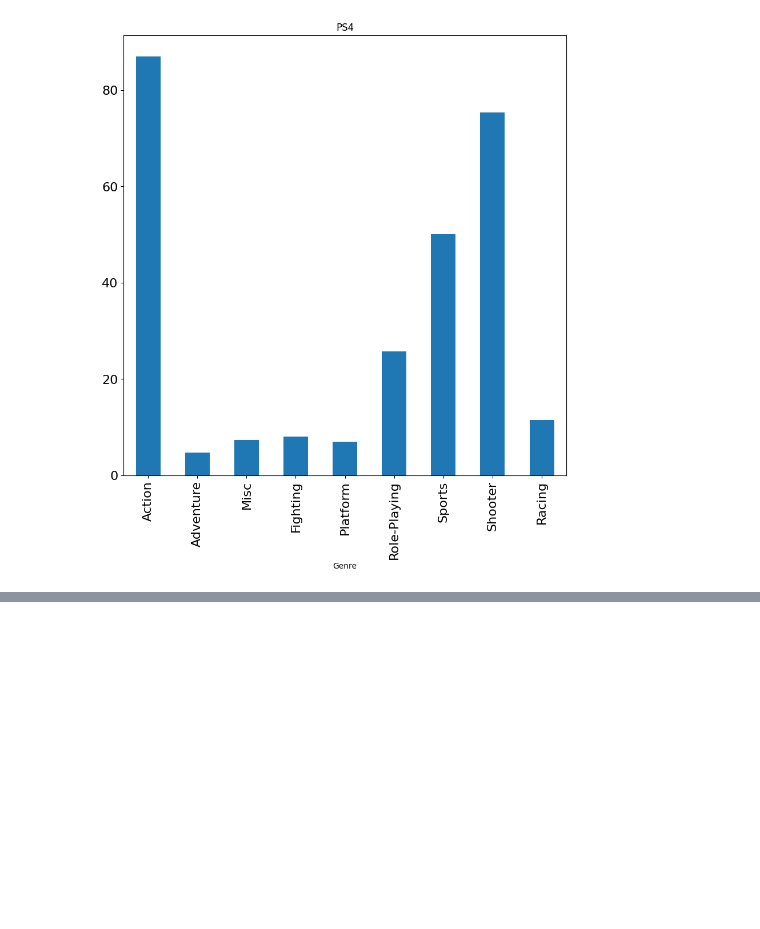
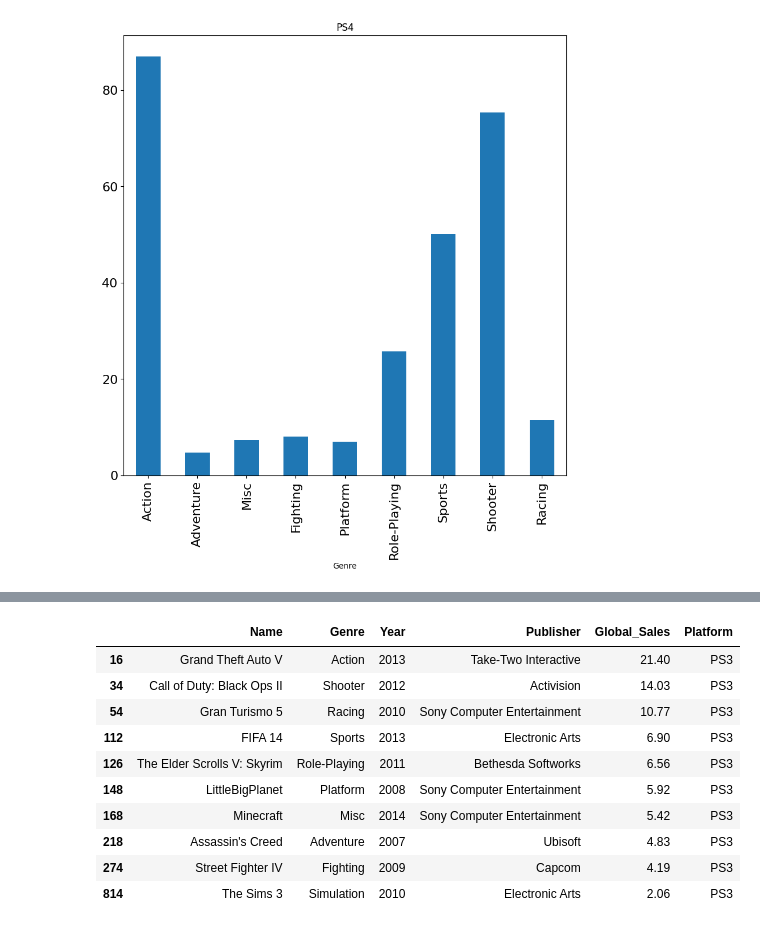
Before and after one commit to FabioAguiar/pyspark-video-game-analysis, a Jupyter notebook: notebooks/data_exploration_vgsales.ipynb, the cells around one changed output, grey strips where cells are left out. Cells and saved outputs as stored; diff of their text form; code cells hidden in the pictures; blank space fills up the shorter version.

```diff
--- a/notebooks/data_exploration_vgsales.ipynb
+++ b/notebooks/data_exploration_vgsales.ipynb
@@ -473,0 +460,16 @@ fig.savefig("../pyspark-project-vgsales/data/charts/"+"Bar_count_games_per_year_
+# %%
+df_groupby3 = psdf.where((psdf['Platform'] == 'PS3')).sort_values(by=['Global_Sales'], ascending=False).dropna().groupby(['Platform', 'Genre'])
+#df_groupby3
+df_groupby3[['Name', 'Genre', 'Year', 'Publisher', 'Global_Sales', 'Platform']].head(1).sort_values(by=['Global_Sales'], ascending=False).head(10)
+# %% [output]
+|  | Name | Genre | Year | Publisher | Global_Sales | Platform |
+| 16 | Grand Theft Auto V | Action | 2013 | Take-Two Interactive | 21.40 | PS3 |
+| 34 | Call of Duty: Black Ops II | Shooter | 2012 | Activision | 14.03 | PS3 |
+| 54 | Gran Turismo 5 | Racing | 2010 | Sony Computer Entertainment | 10.77 | PS3 |
+| 112 | FIFA 14 | Sports | 2013 | Electronic Arts | 6.90 | PS3 |
+| 126 | The Elder Scrolls V: Skyrim | Role-Playing | 2011 | Bethesda Softworks | 6.56 | PS3 |
+| 148 | LittleBigPlanet | Platform | 2008 | Sony Computer Entertainment | 5.92 | PS3 |
+| 168 | Minecraft | Misc | 2014 | Sony Computer Entertainment | 5.42 | PS3 |
+| 218 | Assassin's Creed | Adventure | 2007 | Ubisoft | 4.83 | PS3 |
+| 274 | Street Fighter IV | Fighting | 2009 | Capcom | 4.19 | PS3 |
+| 814 | The Sims 3 | Simulation | 2010 | Electronic Arts | 2.06 | PS3 |
```
Also changed, not shown: parts of 4 cells of this notebook, 5 other files.
